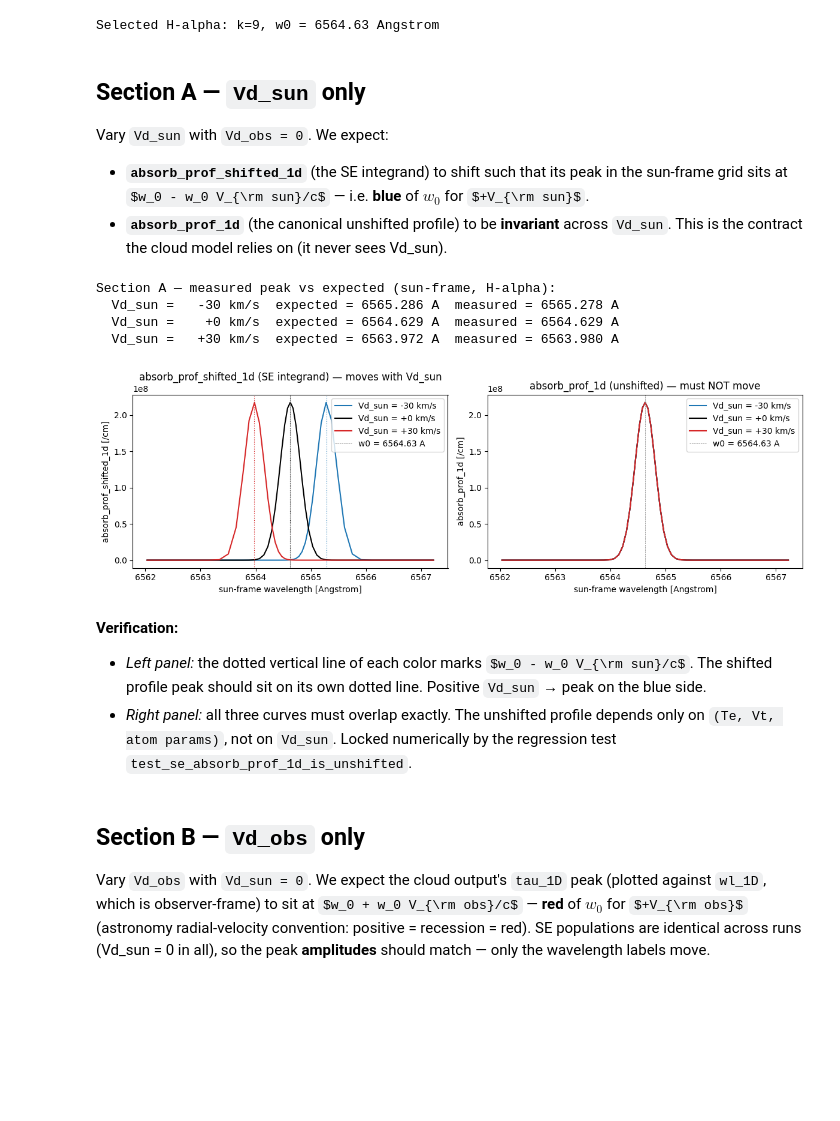
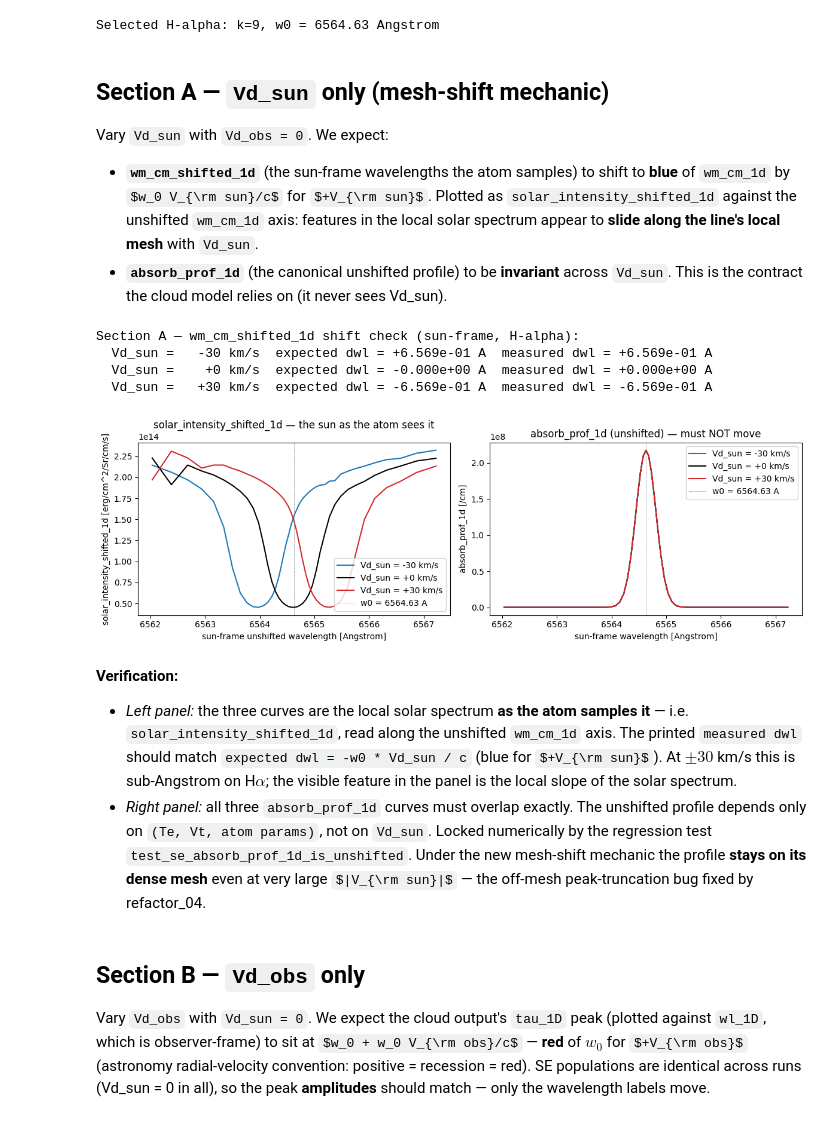
Before and after one commit to kouui/spectra-devcontainer, a Jupyter notebook: notebooks/demo/hydrogen_doppler/hydrogen_doppler.ipynb, the cells around one changed output. Cells and saved outputs as stored; diff of their text form; code cells hidden in the pictures; some formulas as TeX source; blank space fills up the shorter version.

```diff
--- a/notebooks/demo/hydrogen_doppler/hydrogen_doppler.ipynb
+++ b/notebooks/demo/hydrogen_doppler/hydrogen_doppler.ipynb
@@ -145,72 +148,83 @@ print(f"Selected H-alpha: k={k}, w0 = {w0_cm * 1.0e8:.2f} Angstrom")
 # %% [output]
 Selected H-alpha: k=9, w0 = 6564.63 Angstrom
 # %% [markdown]
-## Section A — `Vd_sun` only
+## Section A — `Vd_sun` only (mesh-shift mechanic)
 
 Vary `Vd_sun` with `Vd_obs = 0`. We expect:
 
-- **`absorb_prof_shifted_1d`** (the SE integrand) to shift such that its
-  peak in the sun-frame grid sits at $w_0 - w_0 V_{\rm sun}/c$ — i.e.
-  **blue** of $w_0$ for $+V_{\rm sun}$.
+- **`wm_cm_shifted_1d`** (the sun-frame wavelengths the atom samples)
+  to shift to **blue** of `wm_cm_1d` by $w_0 V_{\rm sun}/c$ for
+  $+V_{\rm sun}$. Plotted as `solar_intensity_shifted_1d` against the
+  unshifted `wm_cm_1d` axis: features in the local solar spectrum
+  appear to **slide along the line's local mesh** with `Vd_sun`.
 - **`absorb_prof_1d`** (the canonical unshifted profile) to be
   **invariant** across `Vd_sun`. This is the contract the cloud model
   relies on (it never sees Vd_sun).
 # %%
 Vd_sun_values = [-3.0e6, 0.0, +3.0e6]  # cm/s, equivalent to -30, 0, +30 km/s
 
 fig, (axL, axR) = plt.subplots(1, 2, figsize=(12, 4))
 
-print("Section A — measured peak vs expected (sun-frame, H-alpha):")
+print("Section A — wm_cm_shifted_1d shift check (sun-frame, H-alpha):")
 for v, c in zip(Vd_sun_values, COLORS):
     SE_con, _ = run(Vd_sun=v, Vd_obs=0.0)
     wl_AA = SE_con.wm_cm_1d[i1:i2] * 1.0e8
-    prof_shifted = SE_con.absorb_prof_shifted_1d[i1:i2]
+    solar_shifted = SE_con.se_bb_con.solar_intensity_shifted_1d[i1:i2]
 
-    axL.plot(wl_AA, prof_shifted,
+    axL.plot(wl_AA, solar_shifted,
              label=f"Vd_sun = {v / 1.0e5:+.0f} km/s", color=c)
-    expected_peak_AA = (w0_cm - w0_cm * v / CST.c_) * 1.0e8
-    axL.axvline(expected_peak_AA, color=c, ls=":", lw=0.8)
-
-    measured_peak_AA = float(wl_AA[int(np.argmax(prof_shifted))])
+    # mesh-shift formula: shifted-mesh center = w0 - w0*Vd_sun/c, so the
+    # solar-spectrum slice that the atom sees is offset by w0*Vd_sun/c
+    # toward blue (for +Vd_sun) when read along the unshifted wm_cm axis.
+    expected_shift_AA = -w0_cm * v / CST.c_ * 1.0e8
+    measured_shift_AA = float(
+        SE_con.se_bb_con.wm_cm_shifted_1d[i1] - SE_con.wm_cm_1d[i1]
+    ) * 1.0e8
     print(f"  Vd_sun = {v / 1.0e5:+5.0f} km/s  "
-          f"expected = {expected_peak_AA:.3f} A  "
-          f"measured = {measured_peak_AA:.3f} A")
+          f"expected dwl = {expected_shift_AA:+.3e} A  "
+          f"measured dwl = {measured_shift_AA:+.3e} A")
 
     axR.plot(wl_AA, SE_con.absorb_prof_1d[i1:i2],
              label=f"Vd_sun = {v / 1.0e5:+.0f} km/s", color=c)
 
-axL.set_title("absorb_prof_shifted_1d (SE integrand) — moves with Vd_sun")
-axL.set_xlabel("sun-frame wavelength [Angstrom]")
-axL.set_ylabel("absorb_prof_shifted_1d [/cm]")
+axL.set_title("solar_intensity_shifted_1d — the sun as the atom sees it")
+axL.set_xlabel("sun-frame unshifted wavelength [Angstrom]")
+axL.set_ylabel("solar_intensity_shifted_1d [erg/cm^2/Sr/cm/s]")
 axL.axvline(w0_cm * 1.0e8, color="gray", ls="--", lw=0.5,
             label=f"w0 = {w0_cm * 1.0e8:.2f} A")
 axL.legend()
 
 axR.set_title("absorb_prof_1d (unshifted) — must NOT move")
 axR.set_xlabel("sun-frame wavelength [Angstrom]")
 axR.set_ylabel("absorb_prof_1d [/cm]")
 axR.axvline(w0_cm * 1.0e8, color="gray", ls="--", lw=0.5,
             label=f"w0 = {w0_cm * 1.0e8:.2f} A")
 axR.legend()
 
 plt.tight_layout()
 plt.show()
 # %% [output]
-Section A — measured peak vs expected (sun-frame, H-alpha):
-  Vd_sun =   -30 km/s  expected = 6565.286 A  measured = 6565.278 A
-  Vd_sun =    +0 km/s  expected = 6564.629 A  measured = 6564.629 A
-  Vd_sun =   +30 km/s  expected = 6563.972 A  measured = 6563.980 A
+Section A — wm_cm_shifted_1d shift check (sun-frame, H-alpha):
+  Vd_sun =   -30 km/s  expected dwl = +6.569e-01 A  measured dwl = +6.569e-01 A
+  Vd_sun =    +0 km/s  expected dwl = -0.000e+00 A  measured dwl = +0.000e+00 A
+  Vd_sun =   +30 km/s  expected dwl = -6.569e-01 A  measured dwl = -6.569e-01 A
-[figure, old version]
+[figure, new version]
-# %% [markdown]
-**Verification:**
-
-- *Left panel:* the dotted vertical line of each color marks
-  $w_0 - w_0 V_{\rm sun}/c$. The shifted profile peak should sit on its
-  own dotted line. Positive `Vd_sun` → peak on the blue side.
-- *Right panel:* all three curves must overlap exactly. The unshifted
-  profile depends only on `(Te, Vt, atom params)`, not on `Vd_sun`.
-  Locked numerically by the regression test
-  `test_se_absorb_prof_1d_is_unshifted`.
+# %% [markdown]
+**Verification:**
+
+- *Left panel:* the three curves are the local solar spectrum **as the
+  atom samples it** — i.e. `solar_intensity_shifted_1d`, read along the
+  unshifted `wm_cm_1d` axis. The printed `measured dwl` should match
+  `expected dwl = -w0 * Vd_sun / c` (blue for $+V_{\rm sun}$). At
+  $\pm 30$ km/s this is sub-Angstrom on H$\alpha$; the visible feature
+  in the panel is the local slope of the solar spectrum.
+- *Right panel:* all three `absorb_prof_1d` curves must overlap
+  exactly. The unshifted profile depends only on
+  `(Te, Vt, atom params)`, not on `Vd_sun`. Locked numerically by the
+  regression test `test_se_absorb_prof_1d_is_unshifted`. Under the
+  new mesh-shift mechanic the profile **stays on its dense mesh** even
+  at very large $|V_{\rm sun}|$ — the off-mesh peak-truncation bug
+  fixed by refactor_04.
 # %% [markdown]
 ## Section B — `Vd_obs` only
 
```
Also changed, not shown: parts of 2 cells of this notebook, 6 other files.
